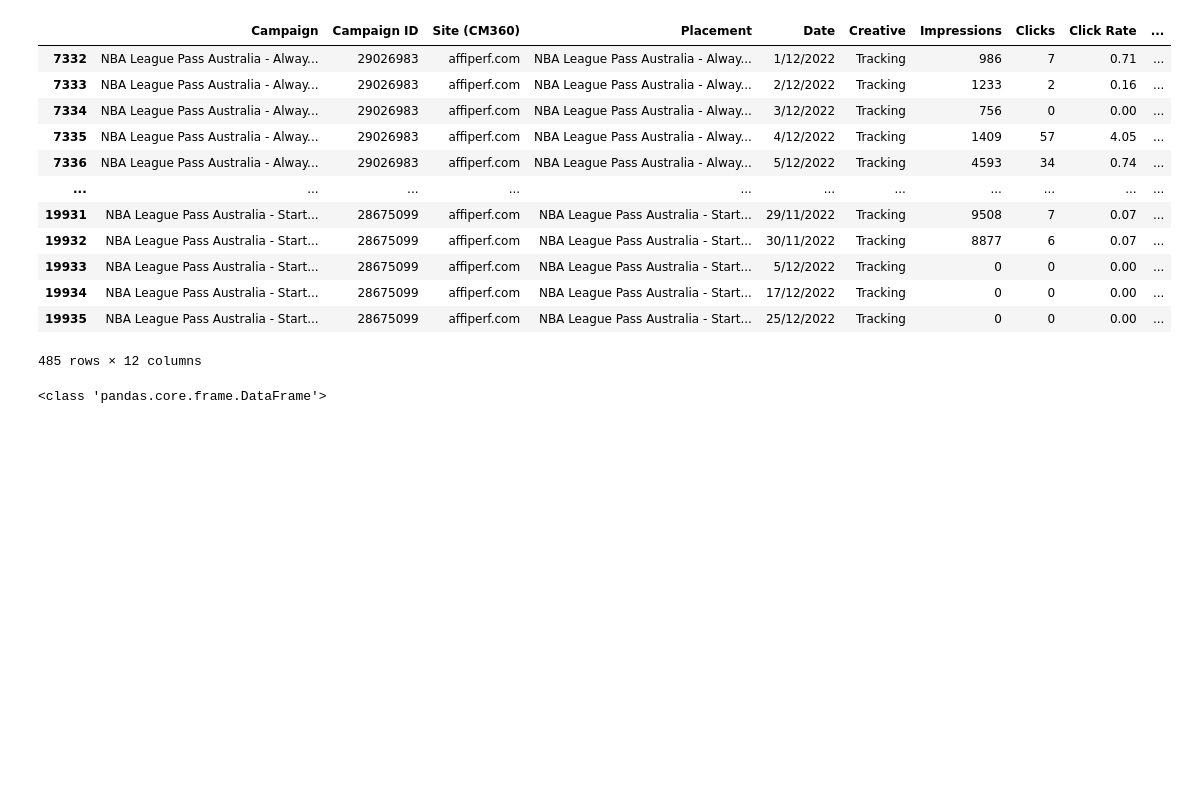
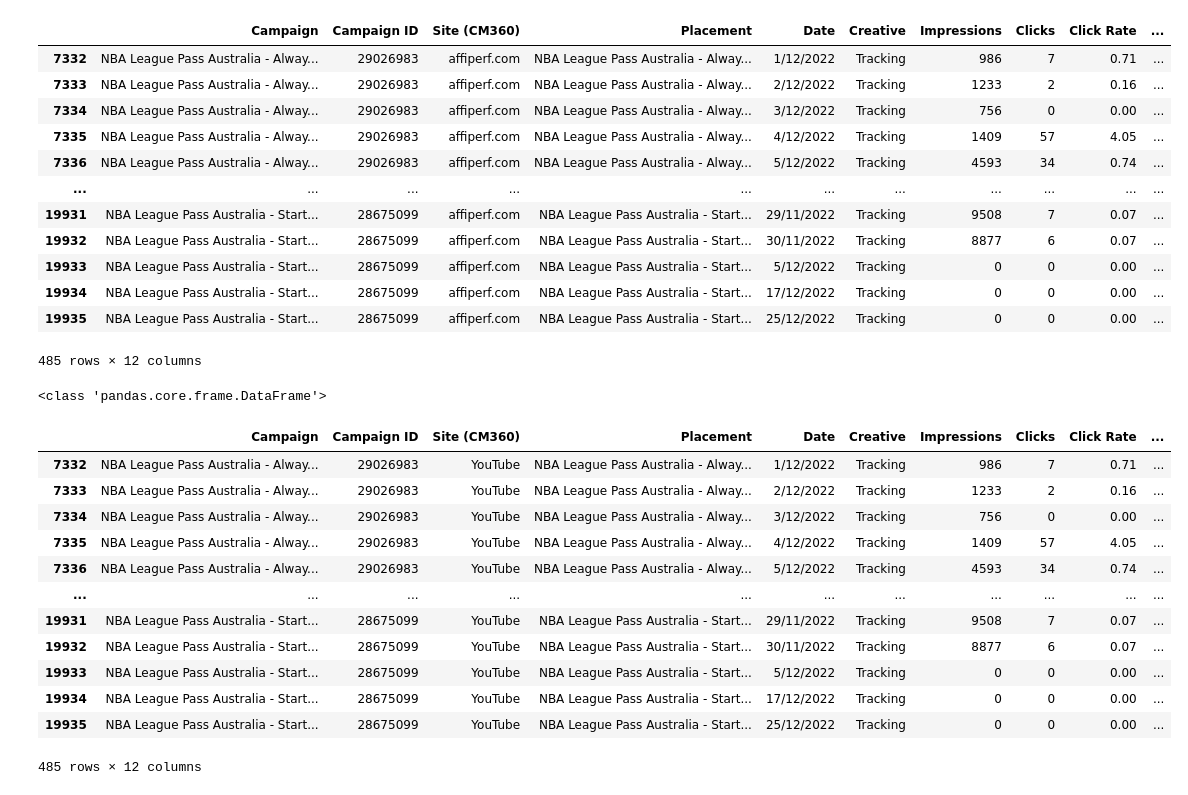
Before and after one commit to rossgarner/Paid-Marketing-Analytics, a Jupyter notebook: AU FY23 Campaign Analysis.ipynb, the cells around one changed output. Drawn from its saved outputs; the diff is of its cells as text; code cells hidden in the pictures; blank space fills up the shorter version.

```diff
--- a/AU FY23 Campaign Analysis.ipynb
+++ b/AU FY23 Campaign Analysis.ipynb
@@ -191,3 +191,19 @@ campaign_df_is_YouTube
 print(type(campaign_df_is_YouTube)) #double checking the filtered YouTube placements are still in a dataframe for joining later
 # %% [output]
 <class 'pandas.core.frame.DataFrame'>
+# %%
+campaign_df_is_YouTube.replace(to_replace='affiperf.com', value='YouTube') #replace site name to YouTube
+# %% [output]
+|  | Campaign | Campaign ID | Site (CM360) | Placement | Date | Creative | Impressions | Clicks | Click Rate | ... |
+| 7332 | NBA League Pass Australia - Alway... | 29026983 | YouTube | NBA League Pass Australia - Alway... | 1/12/2022 | Tracking | 986 | 7 | 0.71 | ... |
+| 7333 | NBA League Pass Australia - Alway... | 29026983 | YouTube | NBA League Pass Australia - Alway... | 2/12/2022 | Tracking | 1233 | 2 | 0.16 | ... |
+| 7334 | NBA League Pass Australia - Alway... | 29026983 | YouTube | NBA League Pass Australia - Alway... | 3/12/2022 | Tracking | 756 | 0 | 0.00 | ... |
+| 7335 | NBA League Pass Australia - Alway... | 29026983 | YouTube | NBA League Pass Australia - Alway... | 4/12/2022 | Tracking | 1409 | 57 | 4.05 | ... |
+| 7336 | NBA League Pass Australia - Alway... | 29026983 | YouTube | NBA League Pass Australia - Alway... | 5/12/2022 | Tracking | 4593 | 34 | 0.74 | ... |
+| ... | ... | ... | ... | ... | ... | ... | ... | ... | ... | ... |
+| 19931 | NBA League Pass Australia - Start... | 28675099 | YouTube | NBA League Pass Australia - Start... | 29/11/2022 | Tracking | 9508 | 7 | 0.07 | ... |
+| 19932 | NBA League Pass Australia - Start... | 28675099 | YouTube | NBA League Pass Australia - Start... | 30/11/2022 | Tracking | 8877 | 6 | 0.07 | ... |
+| 19933 | NBA League Pass Australia - Start... | 28675099 | YouTube | NBA League Pass Australia - Start... | 5/12/2022 | Tracking | 0 | 0 | 0.00 | ... |
+| 19934 | NBA League Pass Australia - Start... | 28675099 | YouTube | NBA League Pass Australia - Start... | 17/12/2022 | Tracking | 0 | 0 | 0.00 | ... |
+| 19935 | NBA League Pass Australia - Start... | 28675099 | YouTube | NBA League Pass Australia - Start... | 25/12/2022 | Tracking | 0 | 0 | 0.00 | ... |
+485 rows × 12 columns
```
